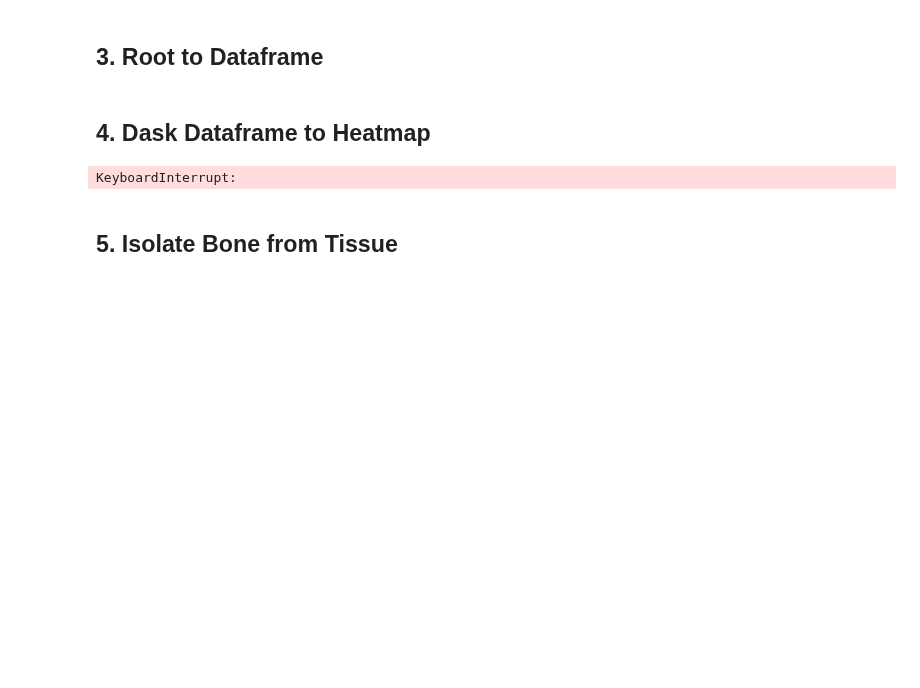
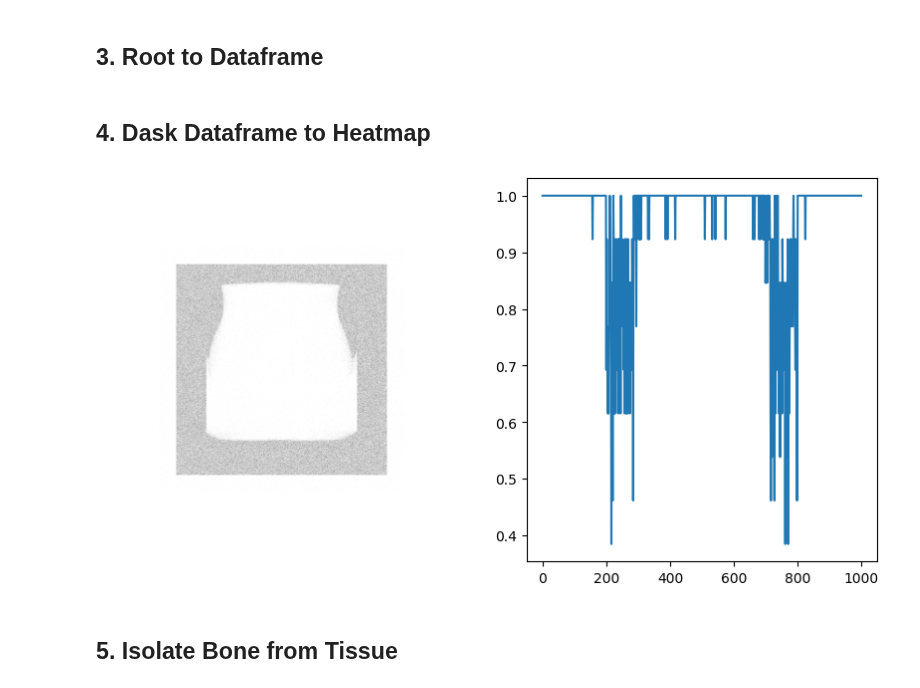
Before and after one commit to miguelcomett/G4_IFI-Team_2024, a Jupyter notebook: Codes2/Radiography_Processing2.0.ipynb, the cells around one changed output. Saved outputs shown, nothing was run; the diff lists cells and outputs as text; code cells hidden in the pictures; blank space fills up the shorter version.

```diff
--- a/Codes2/Radiography_Processing2.0.ipynb
+++ b/Codes2/Radiography_Processing2.0.ipynb
@@ -130,8 +130,8 @@ def root_to_dask(directory, root_name_starts, tree_name, x_branch, y_branch):
 
         return dask_df
 # %%
-directory = 'Data'
-root_name_starts = "Hand_new"
+directory = r'C:\Users\conej\Documents\Universidad\Geant4\Projects\GIT-3\build\Release'
+root_name_starts = "Sim0"
 
 tree_name = "Photons"
 x_branch  = "X_axis"
@@ -171,33 +171,33 @@ def heatmap_array_dask(x_data, y_data, size, num, save_as):
     rows = heatmap.shape[0]
     row_i = int(rows * 0.01)
     row_j = int(rows * 0.1)
-    normal_map = denoise_bilateral(normal_map, sigma_color = 0.01, sigma_spatial = 20*1.5, channel_axis = None)
-    maxi = np.max(normal_map[row_i:row_j, column_i:column_j]
+    normal_map = denoise_bilateral(normal_map, sigma_color = 0.01, sigma_spatial = 30, channel_axis = None)
+    maxi = np.max(normal_map[row_i:row_j, column_i:column_j])
     maxi = maxi * 1.0
     # print('altura de ruido:', round(maxi, 4))
 
-    normal_map[normal_map < maxi] = 0
+    # normal_map[normal_map < maxi] = 0
 
     plt.figure(figsize = (10, 5))
 
     plt.subplot(1, 2, 1)
     plt.imshow(normal_map, cmap = 'gray', extent = [x_edges[0], x_edges[-1], y_edges[0], y_edges[-1]])
     plt.axis('off')
-    if save_as != '': plt.savefig('Data/' + save_as + '.png', bbox_inches = 'tight', dpi = 900*2)
+    # if save_as != '': plt.savefig('Data/' + save_as + '.png', bbox_inches = 'tight', dpi = 900*2)
 
     plt.subplot(1, 2, 2)
     plt.plot(normal_map[:][rows//2])
 
     return normal_map, x_edges, y_edges
 # %%
-size = 250
-bins = 150
+size = 300
+bins = 500
 
-save_as = 'Hand-Stable0'
+save_as = 'Hand-Stable1'
 
 htmp_array, xlim, ylim = heatmap_array_dask(x_data, y_data, size, bins, save_as)
 # %% [output]
-KeyboardInterrupt:
+[figure, added]
 # %% [markdown]
 ## 5. Isolate Bone from Tissue
 # %%
```
Also changed, not shown: 7 other files.
